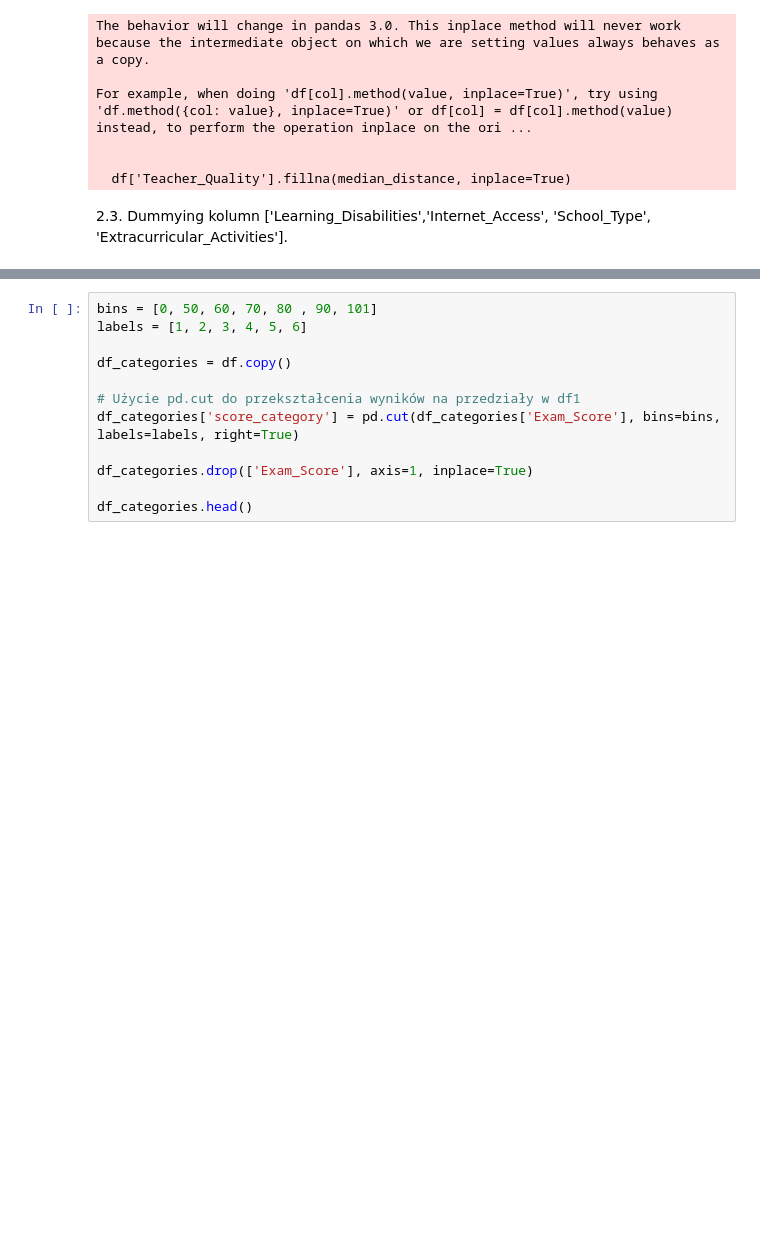
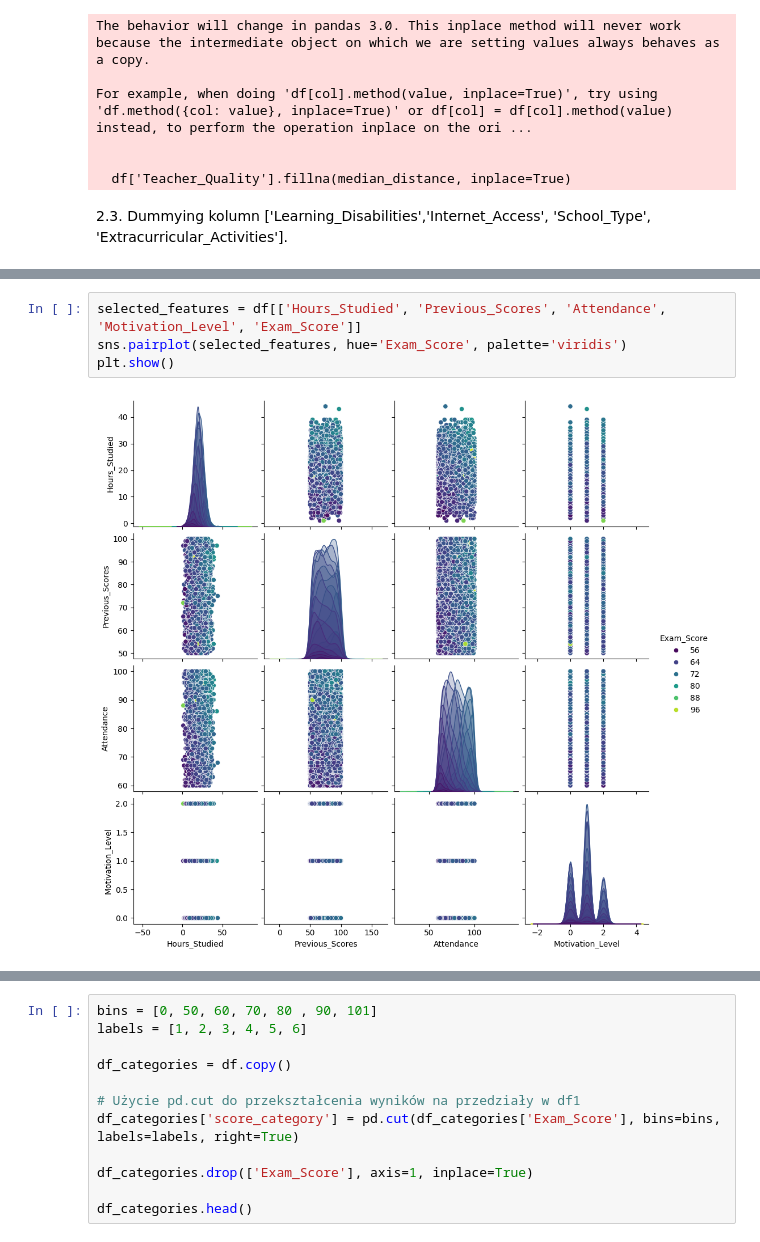
Before and after one commit to maddie84/Lab_Maszynowej_Analizy_Danych, a Jupyter notebook: Projekt_zastosowania/projekt.ipynb, the cells around one changed output, grey strips where cells are left out. Saved outputs shown, nothing was run; the diff lists cells and outputs as text; blank space fills up the shorter version.

```diff
--- a/Projekt_zastosowania/projekt.ipynb
+++ b/Projekt_zastosowania/projekt.ipynb
@@ -254,0 +277,6 @@ df.head()
+# %%
+selected_features = df[['Hours_Studied', 'Previous_Scores', 'Attendance', 'Motivation_Level', 'Exam_Score']]
+sns.pairplot(selected_features, hue='Exam_Score', palette='viridis')
+plt.show()
+# %% [output]
+[figure, added]
```
Also changed, not shown: parts of 24 cells of this notebook, 3 other files.
